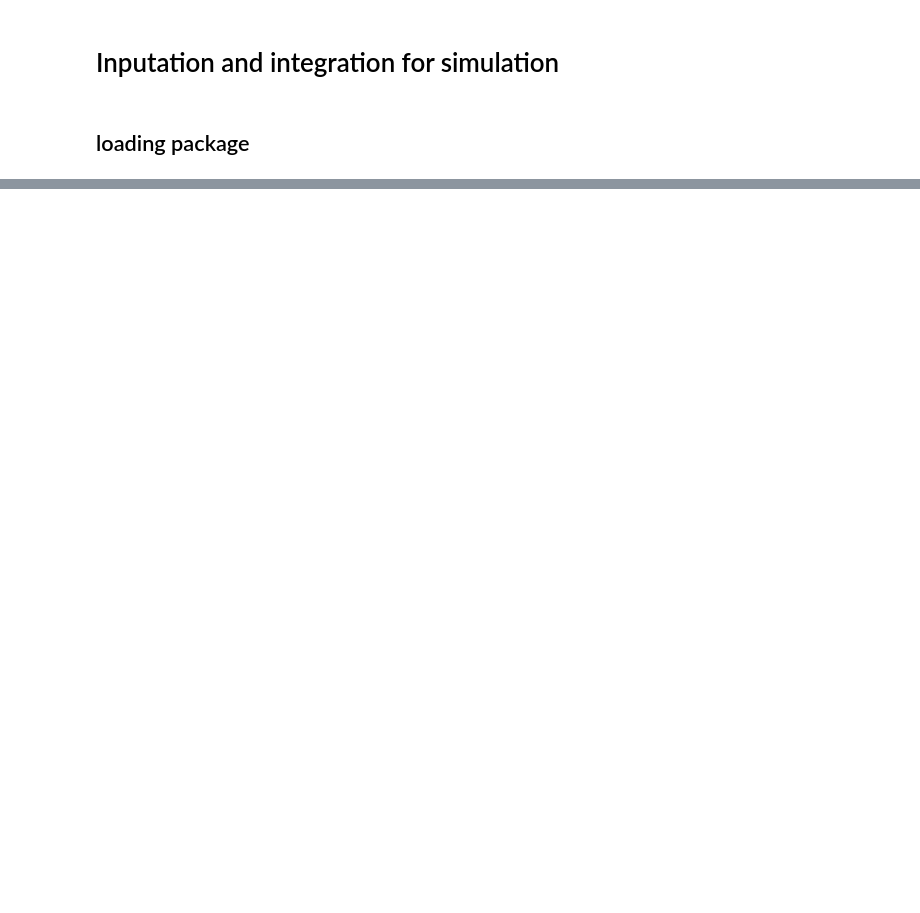
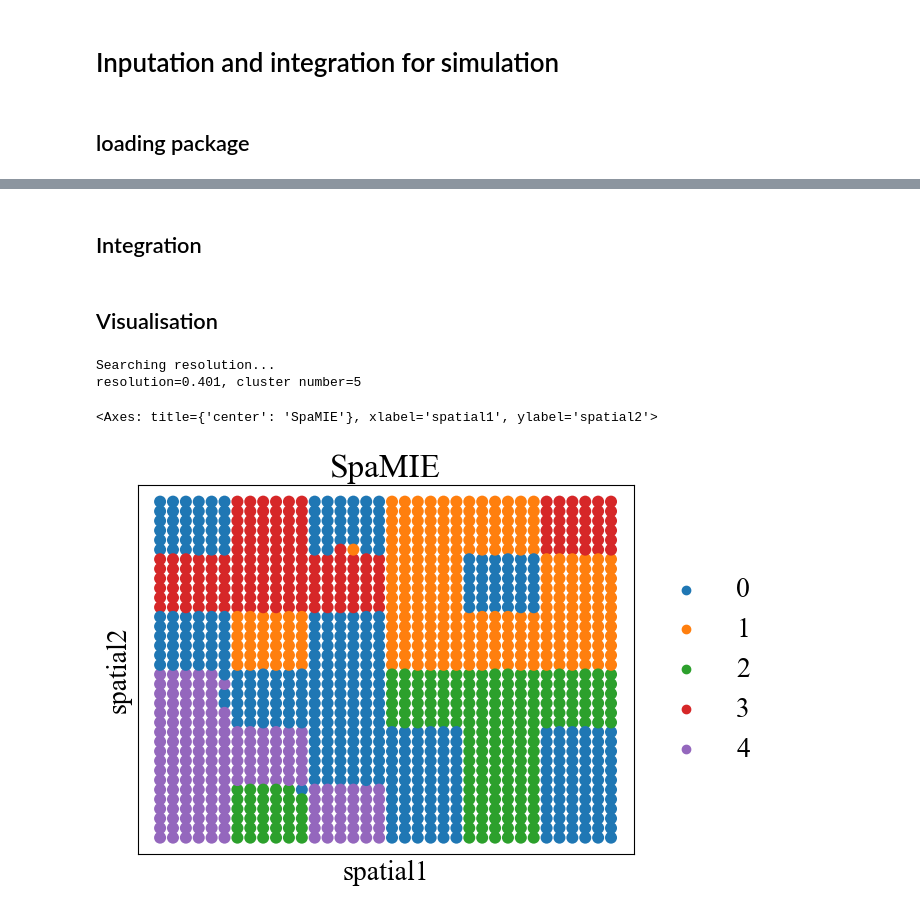
Before and after one commit to xxdwdwd/SpaMIE_tutorials, a Jupyter notebook: docs/source/Tutorial 1_data inputation and integration for simulation.ipynb, the cells around one changed output, grey strips where cells are left out. Saved outputs shown, nothing was run; the diff lists cells and outputs as text; code cells hidden in the pictures; blank space fills up the shorter version.

```diff
--- a/docs/source/Tutorial 1_data inputation and integration for simulation.ipynb
+++ b/docs/source/Tutorial 1_data inputation and integration for simulation.ipynb
@@ -56,0 +49,45 @@ ModuleNotFoundError: No module named 'SpaMIE'
+# %% [markdown]
+## Integration
+# %%
+import torch.nn.functional as F
+from SpaMIE.create_graph import Sagegraph
+from SpaMIE.spamie_main import Sagewrapper
+import numpy as np
+from model_integration import set_seed
+device = th.device('cuda:0' if th.cuda.is_available() else 'cpu')
+
+seeds = 1
+path = '/data/xiangdw/data/data/'
+adata_omics1 = sc.read_h5ad(path + str(seeds) + '_simu_pred_mod2.h5ad')
+adata_omics2 = sc.read_h5ad(path + str(seeds) + '_simu_pred_mod1.h5ad')
+
+test_idx = '/data/xiangdw/data/pred result/sage pred result/'+str(seeds)+'_simu_test_idx.csv'
+y_pred_name = '/data/xiangdw/data/pred result/SpaMIE pred result/'+str(seeds)+'simu_SpaMIE_new_res3_wt_pred_50.csv'
+
+set_seed(2024)
+modalities = [adata_omics1, adata_omics2]
+g_spatial_omics1, g_feature_omics1, g_spatial_omics2,g_feature_omics2, adata_omics1, adata_omics2 = Sagegraph(modalities, device, task="Integration", test_idx_name=test_idx,
+                                                                                                                y_pred_name=y_pred_name, pred_joint=True, datatype="simu",batch=False)
+
+in_feat = adata_omics1.obsm['feat'].shape[1]
+out_feat = adata_omics2.X.shape[1]
+weight = [1,1,1]
+model = Sagewrapper(seed=(int(seeds)), device=device, in_feat=in_feat, n_hidden=256, out_feat=out_feat, task='integration', datatype='simu',
+                    layers_nums=int(3), weight=weight, epoch=600, res_type='res_add', activation=nn.LeakyReLU
+                    , sagetype='mean', lr=2e-4, lr2 = 0.002)
+
+output  = model.fit(adata_omics1, adata_omics2, g_spatial_omics1, g_feature_omics1, g_spatial_omics2, g_feature_omics2, weight_factors=[1,5,1,1])
+
+adata_omics2.obsm['SpaMIE'] = output[0].detach().cpu().numpy()
+# %% [markdown]
+## Visualisation
+# %%
+from SpatialGlue.utils import clustering
+tool = 'louvain'
+clustering(adata_omics2, key='SpaMIE', add_key='SpaMIE',start=0.001, end=0.5, increment=0.1, n_clusters=5, method=tool, use_pca=False)
+sc.pl.embedding(adata_omics2, basis='spatial', color=['SpaMIE'], title='SpaMIE', s=300, show=False)
+# %% [output]
+Searching resolution...
+resolution=0.401, cluster number=5
+<Axes: title={'center': 'SpaMIE'}, xlabel='spatial1', ylabel='spatial2'>
+[figure, added]
```
Also changed, not shown: parts of 2 cells of this notebook.
